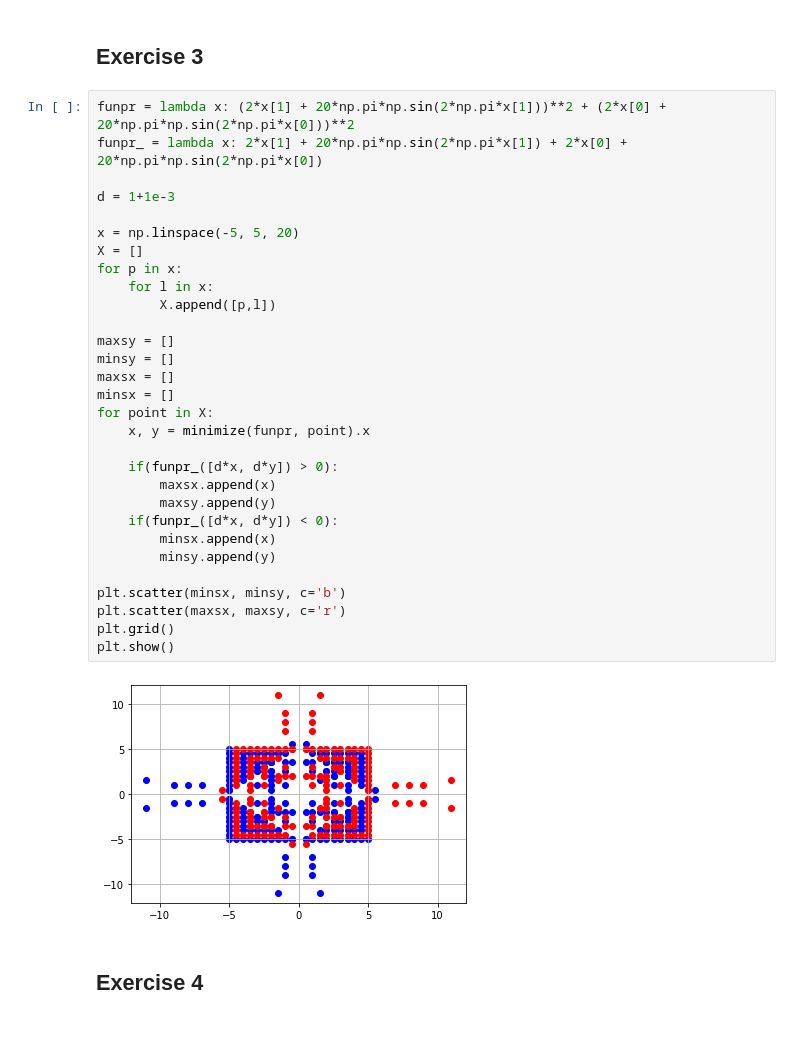
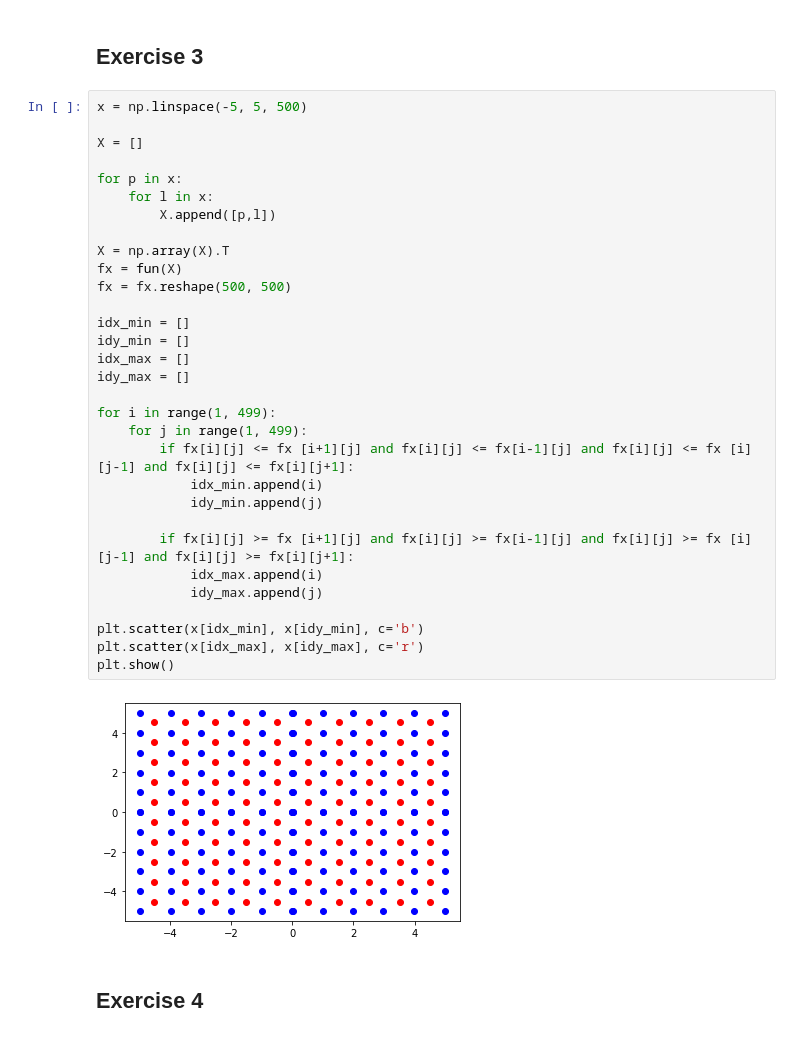
Before and after one commit to nalsur-veallam/Python, a Jupyter notebook: comp_math/8th.ipynb, the cells around one changed output. Drawn from its saved outputs; the diff is of its cells as text.

```diff
--- a/comp_math/8th.ipynb
+++ b/comp_math/8th.ipynb
@@ -102,38 +103,39 @@ plt.show()
 [figure]
 # %% [markdown]
 ## Exercise 3
-# %%
-funpr = lambda x: (2*x[1] + 20*np.pi*np.sin(2*np.pi*x[1]))**2 + (2*x[0] + 20*np.pi*np.sin(2*np.pi*x[0]))**2
-funpr_ = lambda x: 2*x[1] + 20*np.pi*np.sin(2*np.pi*x[1]) + 2*x[0] + 20*np.pi*np.sin(2*np.pi*x[0])
-
-d = 1+1e-3
-
-x = np.linspace(-5, 5, 20)
-X = []
-for p in x:
-    for l in x:
-        X.append([p,l])
-
-maxsy = []
-minsy = []
-maxsx = []
-minsx = []
-for point in X:
-    x, y = minimize(funpr, point).x
-
-    if(funpr_([d*x, d*y]) > 0):
-        maxsx.append(x)
-        maxsy.append(y)
-    if(funpr_([d*x, d*y]) < 0):
-        minsx.append(x)
-        minsy.append(y)
-
-plt.scatter(minsx, minsy, c='b')
-plt.scatter(maxsx, maxsy, c='r')
-plt.grid()
-plt.show()
-# %% [output]
-[figure, removed]
+# %%
+x = np.linspace(-5, 5, 500)
+
+X = []
+
+for p in x:
+    for l in x:
+        X.append([p,l])
+
+X = np.array(X).T
+fx = fun(X)
+fx = fx.reshape(500, 500)
+
+idx_min = []
+idy_min = []
+idx_max = []
+idy_max = []
+
+for i in range(1, 499):
+    for j in range(1, 499):
+        if fx[i][j] <= fx [i+1][j] and fx[i][j] <= fx[i-1][j] and fx[i][j] <= fx [i][j-1] and fx[i][j] <= fx[i][j+1]:
+            idx_min.append(i)
+            idy_min.append(j)
+
+        if fx[i][j] >= fx [i+1][j] and fx[i][j] >= fx[i-1][j] and fx[i][j] >= fx [i][j-1] and fx[i][j] >= fx[i][j+1]:
+            idx_max.append(i)
+            idy_max.append(j)
+
+plt.scatter(x[idx_min], x[idy_min], c='b')
+plt.scatter(x[idx_max], x[idy_max], c='r')
+plt.show()
+# %% [output]
+[figure, added]
 # %% [markdown]
 ## Exercise 4
 # %%
```
Also changed, not shown: parts of 6 cells of this notebook.
